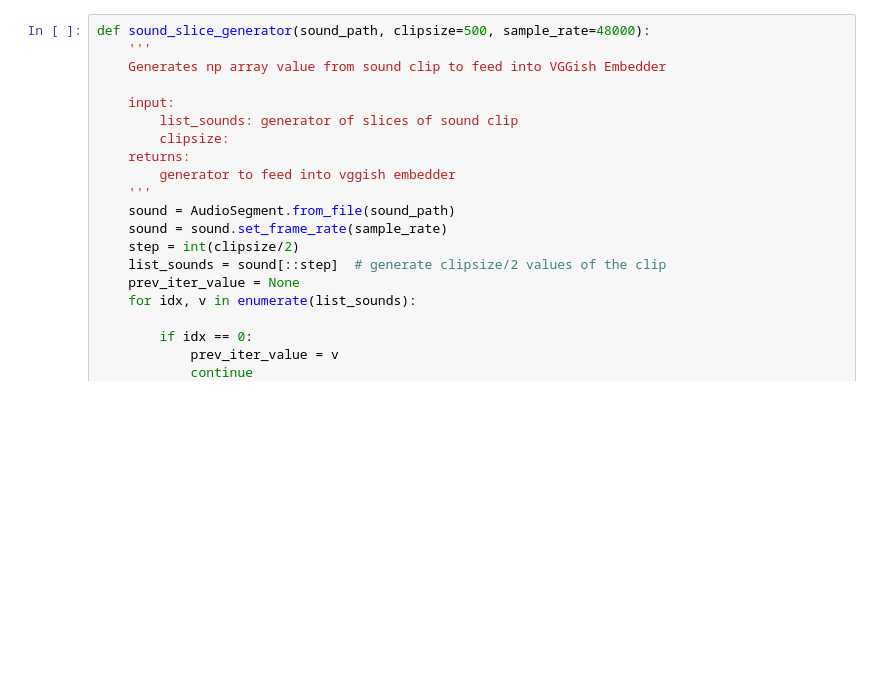
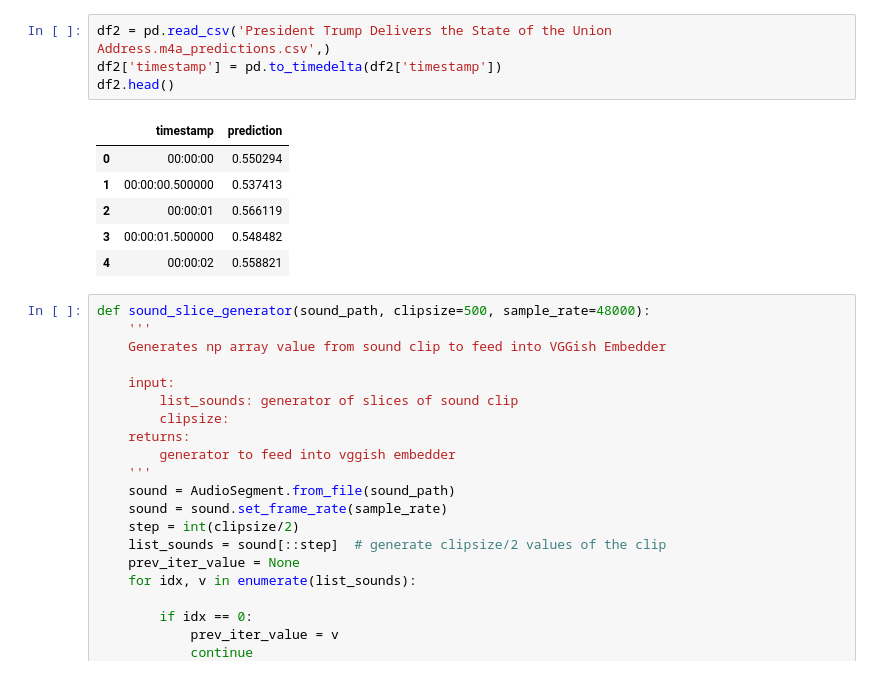
Before and after one commit to jk3587/CheerApplauseDetection, a Jupyter notebook: run_on_own_audiofile.ipynb, the cells around one changed output. Drawn from its saved outputs; the diff is of its cells as text; blank space fills up the shorter version.

```diff
--- a/run_on_own_audiofile.ipynb
+++ b/run_on_own_audiofile.ipynb
@@ -94,3 +150,14 @@ for i in predictions:
+# %%
+df2 = pd.read_csv('President Trump Delivers the State of the Union Address.m4a_predictions.csv',)
+df2['timestamp'] = pd.to_timedelta(df2['timestamp'])
+df2.head()
+# %% [output]
+|  | timestamp | prediction |
+| 0 | 00:00:00 | 0.550294 |
+| 1 | 00:00:00.500000 | 0.537413 |
+| 2 | 00:00:01 | 0.566119 |
+| 3 | 00:00:01.500000 | 0.548482 |
+| 4 | 00:00:02 | 0.558821 |
 # %%
 def sound_slice_generator(sound_path, clipsize=500, sample_rate=48000):
     '''
```
Also changed, not shown: parts of 16 cells of this notebook, 8 other files.
